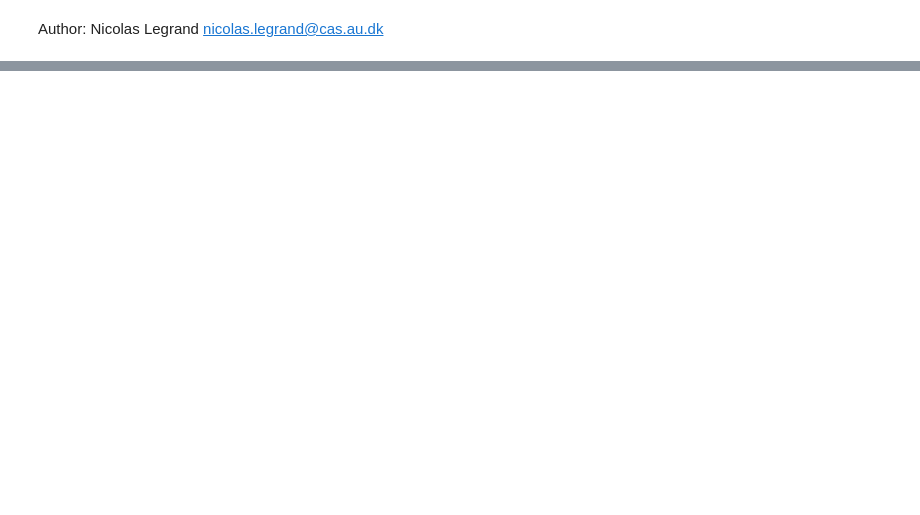
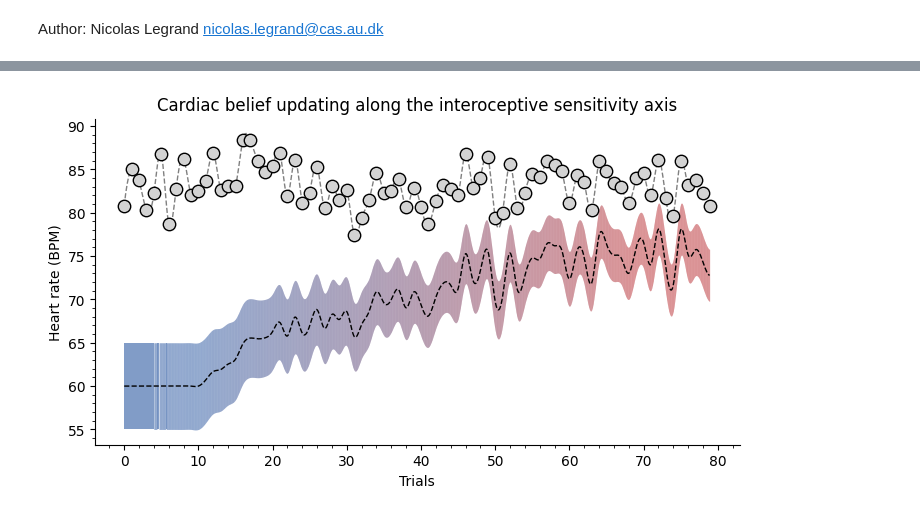
Before and after one commit to LegrandNico/ComputationalCardioception, a Jupyter notebook: code/notebooks/Figure_1_illustration.ipynb, the cells around one changed output, grey strips where cells are left out. Cells and saved outputs as stored; diff of their text form; code cells hidden in the pictures; blank space fills up the shorter version.

```diff
--- a/code/notebooks/Figure_1_illustration.ipynb
+++ b/code/notebooks/Figure_1_illustration.ipynb
@@ -78,0 +34,74 @@ plt.savefig(Path().cwd().parent.parent / "figures" / "figure_1_illustration.svg"
+# %%
+# Define your custom colors
+color1 = "#4c72b0"
+color2 = "#c44e52"
+
+# Create custom colormap
+cmap = LinearSegmentedColormap.from_list("custom_gradient", [color1, color2])
+# %%
+omegas = np.linspace(0, 1, n_trials - 20)
+omegas = np.insert(omegas, 0, np.zeros(10))
+omegas = np.insert(omegas, -1, np.ones(10))
+# %%
+_, axs = plt.subplots(figsize=(7, 4))
+
+# Heart rate
+# ----------
+axs.scatter(x, heart_rates + 8.0, s=80, color="lightgrey", edgecolor="k", zorder=10)
+axs.plot(
+    np.arange(0, n_trials - 1, 0.1),
+    new_heart_rate + 8.0,
+    color="grey",
+    linestyle="--",
+    linewidth=1,
+)
+
+# Cardiac beliefs
+# ---------------
+mu, pi = weighted_bayesian_update(
+    mu_0=mu_bel,
+    mu_1=heart_rates,
+    pi_0=1 / sigma_bel**2,
+    pi_1=np.array([1 / sigma_intero**2] * n_trials),
+    omega=omegas,
+)
+f = interp1d(x, mu, kind="cubic")
+new_mu = f(np.arange(0, n_trials - 1, 0.1))
+
+f = interp1d(x, pi, kind="cubic")
+new_pi = f(np.arange(0, n_trials - 1, 0.1))
+
+f = interp1d(x, omegas, kind="linear")
+new_omegas = f(np.arange(0, n_trials - 1, 0.1))
+
+for i, omega in enumerate(new_omegas):
+    color = cmap(omega)
+
+    axs.fill_between(
+        x=np.arange(0, n_trials - 1, 0.1)[i : i + 2],
+        y1=(new_mu - np.sqrt(1 / new_pi))[i : i + 2],
+        y2=(new_mu + np.sqrt(1 / new_pi))[i : i + 2],
+        color=color,
+        alpha=0.7,
+        linewidth=0,
+    )
+
+axs.plot(
+    np.arange(0, n_trials - 1, 0.1),
+    new_mu,
+    linestyle="--",
+    linewidth=1,
+    color="k",
+)
+
+axs.set(
+    title="Cardiac belief updating along the interoceptive sensitivity axis",
+    ylabel="Heart rate (BPM)",
+)
+axs.minorticks_on()
+
+axs.set(xlabel="Trials")
+sns.despine()
+plt.savefig(Path().cwd().parent.parent / "figures" / "figure_1_illustration.svg")
+# %% [output]
+[figure, added]
```
Also changed, not shown: parts of 3 cells of this notebook, 3 other files.
